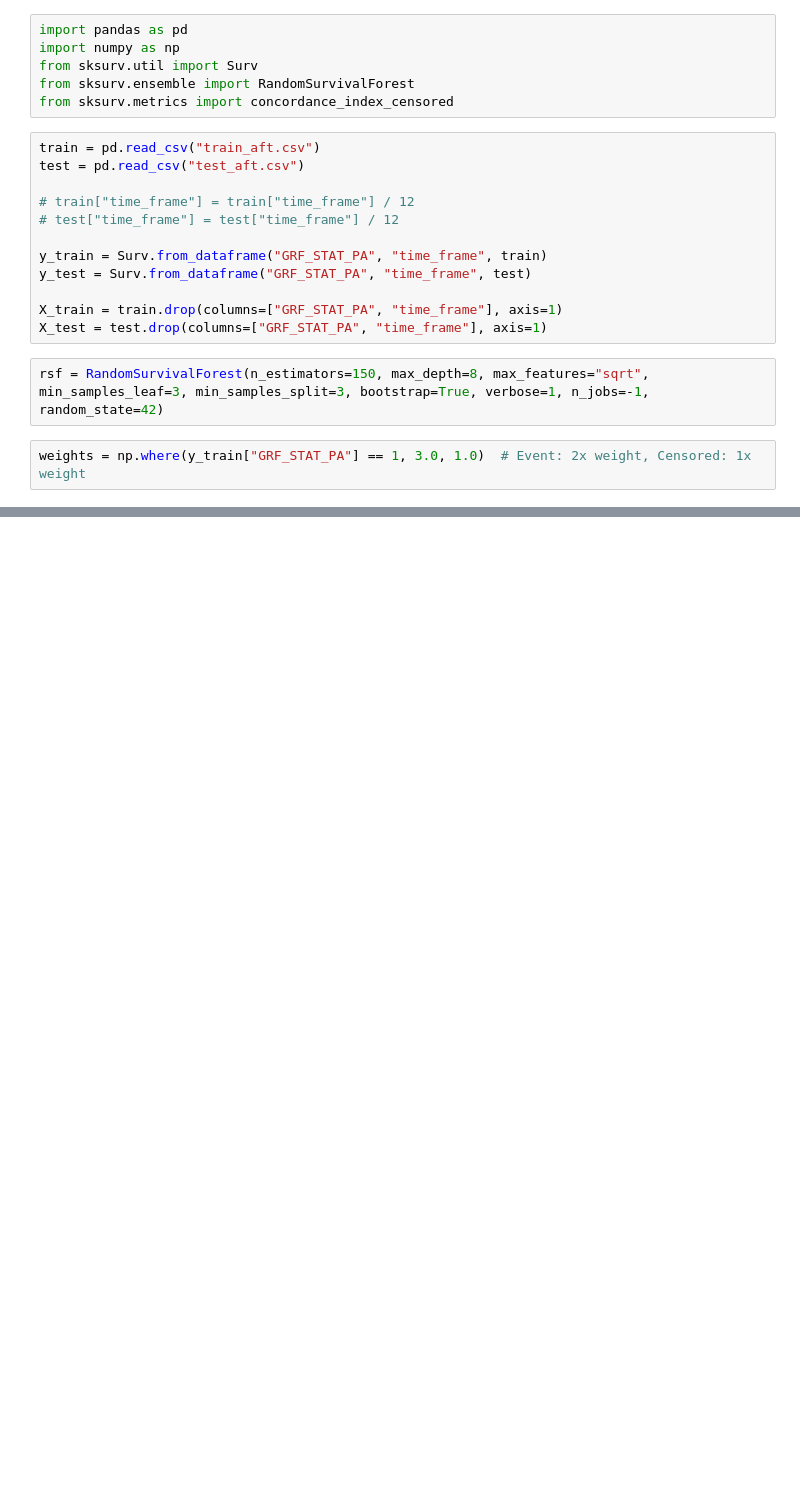
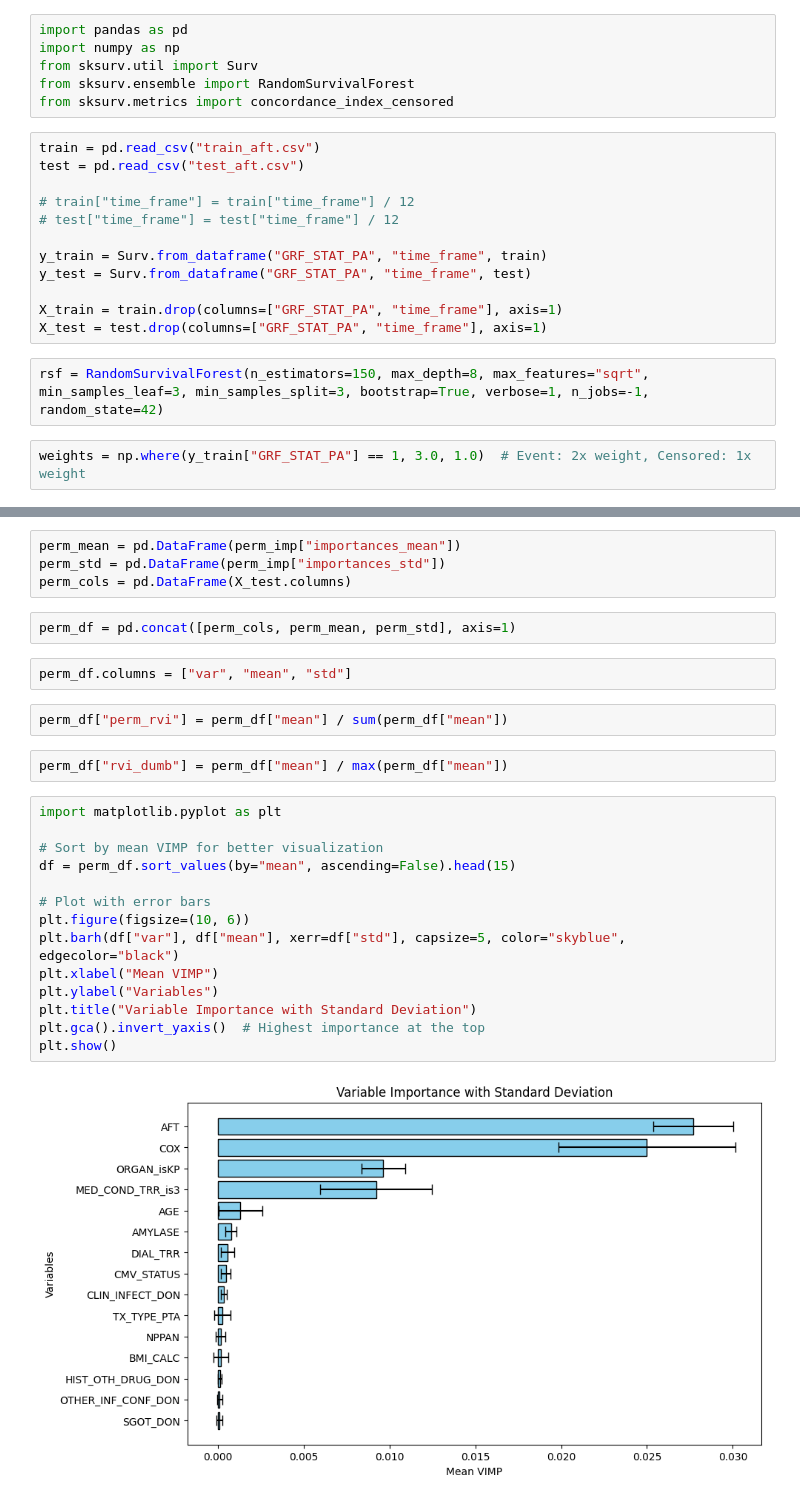
Before and after one commit to omaralt4/KIDPAN_WORK, a Jupyter notebook: STACKED.ipynb, the cells around one changed output, grey strips where cells are left out. Cells and saved outputs as stored; diff of their text form; blank space fills up the shorter version.

Commit message:
vimp values

```diff
--- a/STACKED.ipynb
+++ b/STACKED.ipynb
@@ -99,0 +122,28 @@ Integrated Brier Score (IBS): 0.05609886475630745
+# %%
+perm_mean = pd.DataFrame(perm_imp["importances_mean"])
+perm_std = pd.DataFrame(perm_imp["importances_std"])
+perm_cols = pd.DataFrame(X_test.columns)
+# %%
+perm_df = pd.concat([perm_cols, perm_mean, perm_std], axis=1)
+# %%
+perm_df.columns = ["var", "mean", "std"]
+# %%
+perm_df["perm_rvi"] = perm_df["mean"] / sum(perm_df["mean"])
+# %%
+perm_df["rvi_dumb"] = perm_df["mean"] / max(perm_df["mean"])
+# %%
+import matplotlib.pyplot as plt
+
+# Sort by mean VIMP for better visualization
+df = perm_df.sort_values(by="mean", ascending=False).head(15)
+
+# Plot with error bars
+plt.figure(figsize=(10, 6))
+plt.barh(df["var"], df["mean"], xerr=df["std"], capsize=5, color="skyblue", edgecolor="black")
+plt.xlabel("Mean VIMP")
+plt.ylabel("Variables")
+plt.title("Variable Importance with Standard Deviation")
+plt.gca().invert_yaxis()  # Highest importance at the top
+plt.show()
+# %% [output]
+[figure, added]
```
Also changed, not shown: parts of 6 cells of this notebook.
